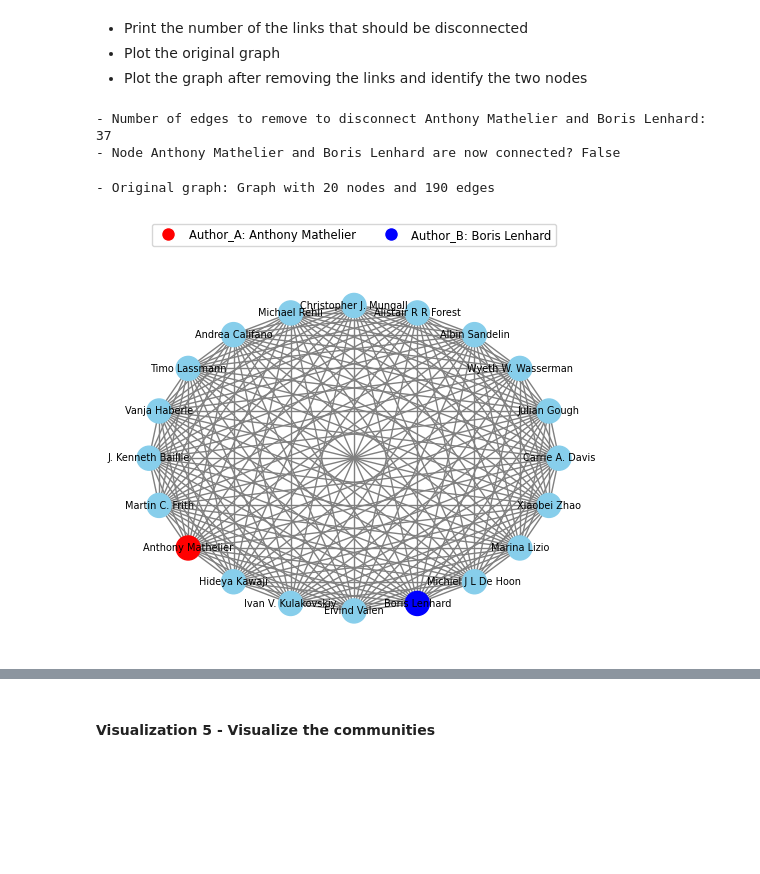
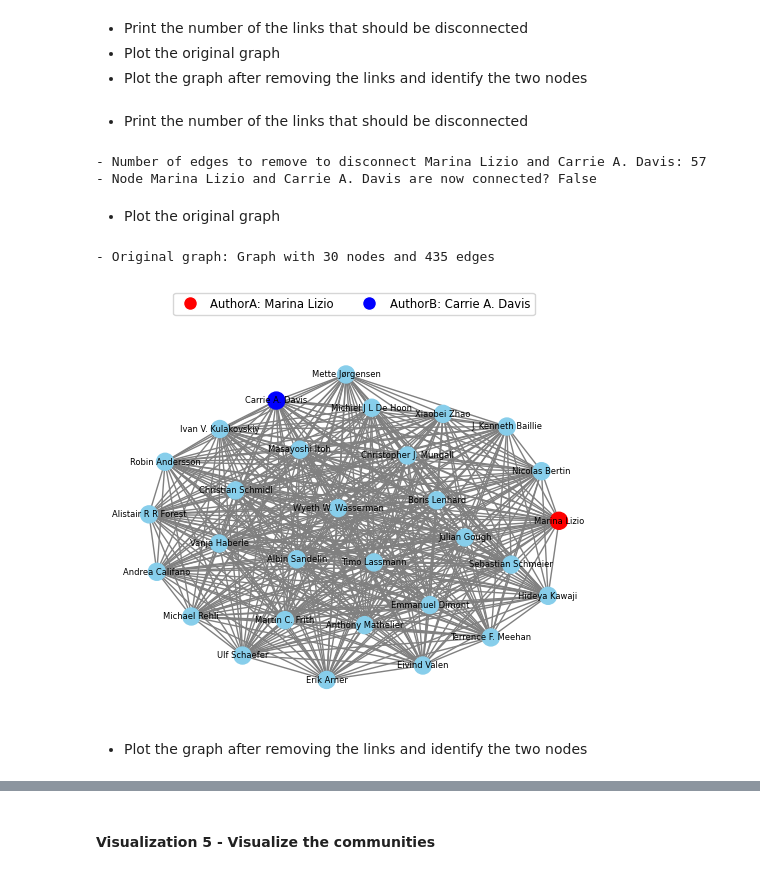
Before and after one commit to Marioiacobelli/ADM-HW5, a Jupyter notebook: hw5.ipynb, the cells around one changed output, grey strips where cells are left out. Cells and saved outputs as stored; diff of their text form; code cells hidden in the pictures; blank space fills up the shorter version.

Commit message:
update functionality 4

```diff
--- a/hw5.ipynb
+++ b/hw5.ipynb
@@ -216,6 +211,3 @@ nx.write_gml(citation_graph, 'citation_graph.gml')
-# %%
-#Reading the citation graph back from the GML file
-citation_graph = nx.read_gml('citation_graph.gml')
 # %% [markdown]
 The other type of graph is the Collaboration Graph. Here, the nodes are the authors and the edges are the collaborations between the authors of the top 10000 papers.
 Since the column 'authors' is composed by a dictionaries with general information about the authors, we create a function that takes just the name of the author.
@@ -603,3 +588,25 @@ def functionality_4(graph, authorA, authorB, N):
+# %%
+def functionality_4(graph, authorA, authorB, N):
+
+    # Extract the top N nodes according to their degree
+    top_N_authors = sorted(graph.degree, key=lambda x: x[1], reverse=True)[:N]
+    top_N_nodes = [author[0] for author in top_N_authors]
+    original_graph = graph.subgraph(top_N_nodes)
+
+    # Check if authorA and anthorB are in the graph
+    assert authorA in original_graph.nodes, f"AuthorA '{authorA}' not found in the graph."
+    assert authorB in original_graph.nodes, f"AuthorB '{authorB}' not found in the graph."
+
+    # Perform the Ford-Fulkerson algorithm
+    modified_graph = original_graph.copy()
+    min_cut = ford_fulkerson(modified_graph, authorA, authorB)
+
+    # Remove edges from the non-frozen original graph
+    modified_graph.remove_edges_from(min_cut)
+
+    min_cut = len(original_graph.edges) - len(modified_graph.edges)
+
+    return min_cut, original_graph, modified_graph
 # %% [markdown]
 #### Functionality 5 - Extracting Communities
 # %% [markdown]
@@ -865,44 +867,50 @@ Papers to cross in the shortest walk:
 - Plot the graph after removing the links and identify the two nodes
 # %%
 # Extract the top N nodes according to their degree
-top_N_authors = sorted(collaboration_graph.degree, key=lambda x: x[1], reverse=True)[:20]
+top_N_authors = sorted(collaboration_graph.degree, key=lambda x: x[1], reverse=True)[:30]
 top_N_nodes = [author[0] for author in top_N_authors]
 
 # randomly sample a node for authorA and one for authorB from the top N nodes
 authorA = random.choice(top_N_nodes)
 authorB = random.choice(top_N_nodes)
 
-
-num_removed_edges, original_graph, modified_graph = functionality_4(collaboration_graph, authorA, authorB, 20)
-print(f"- Number of edges to remove to disconnect {authorA} and {authorB}:", num_removed_edges)
-print(f"- Node {authorA} and {authorB} are now connected?", nx.has_path(modified_graph, authorA, authorB))
+min_cut, original_graph, modified_graph = functionality_4(collaboration_graph, authorA, authorB, 30)
-# %% [output]
-- Number of edges to remove to disconnect Anthony Mathelier and Boris Lenhard: 37
-- Node Anthony Mathelier and Boris Lenhard are now connected? False
+# %% [markdown]
+- Print the number of the links that should be disconnected
+# %%
+print(f"- Number of edges to remove to disconnect {authorA} and {authorB}:", min_cut)
+print(f"- Node {authorA} and {authorB} are now connected?", nx.has_path(modified_graph, authorA, authorB))
+# %% [output]
+- Number of edges to remove to disconnect Marina Lizio and Carrie A. Davis: 57
+- Node Marina Lizio and Carrie A. Davis are now connected? False
+# %% [markdown]
+- Plot the original graph
 # %%
 print("- Original graph:", original_graph)
 
 # define a layout for the graph plot
-pos = nx.circular_layout(original_graph)
+pos = nx.spring_layout(original_graph)
 
 # Color nodes: red for start node, blue for end node, skyblue for other nodes
 node_colors = [
     'red' if node == authorA else
     'blue' if node == authorB else
     'skyblue' for node in original_graph.nodes
     ]
 
 # Create a legend in the plot
-legend_labels = [f'Author_A: {authorA}', f'Author_B: {authorB}']
+legend_labels = [f'AuthorA: {authorA}', f'AuthorB: {authorB}']
 legend_colors = ['red', 'blue']
 legend_handles = [plt.Line2D([0], [0], marker='o', color='w', label=label, markerfacecolor=color, markersize=10) for label, color in zip(legend_labels, legend_colors)]
 plt.legend(handles=legend_handles, loc='upper center', bbox_to_anchor=(0.5, 1.15), ncol=len(legend_labels), fontsize='small')
 
 # Visualize the graph with sequential numbers on edges and colored nodes
-nx.draw(original_graph, pos=pos, with_labels=True, font_size=7, font_color='black', node_size=300, node_color=node_colors, edge_color="gray")
+nx.draw(original_graph, pos=pos, with_labels=True, font_size=6, font_color='black', node_size=150, node_color=node_colors, edge_color="gray")
 # %% [output]
-- Original graph: Graph with 20 nodes and 190 edges
+- Original graph: Graph with 30 nodes and 435 edges
-[figure, old version]
+[figure, new version]
+# %% [markdown]
+- Plot the graph after removing the links and identify the two nodes
 # %%
 print("- Modified graph:", modified_graph)
 
```
Also changed, not shown: parts of 18 cells of this notebook.
